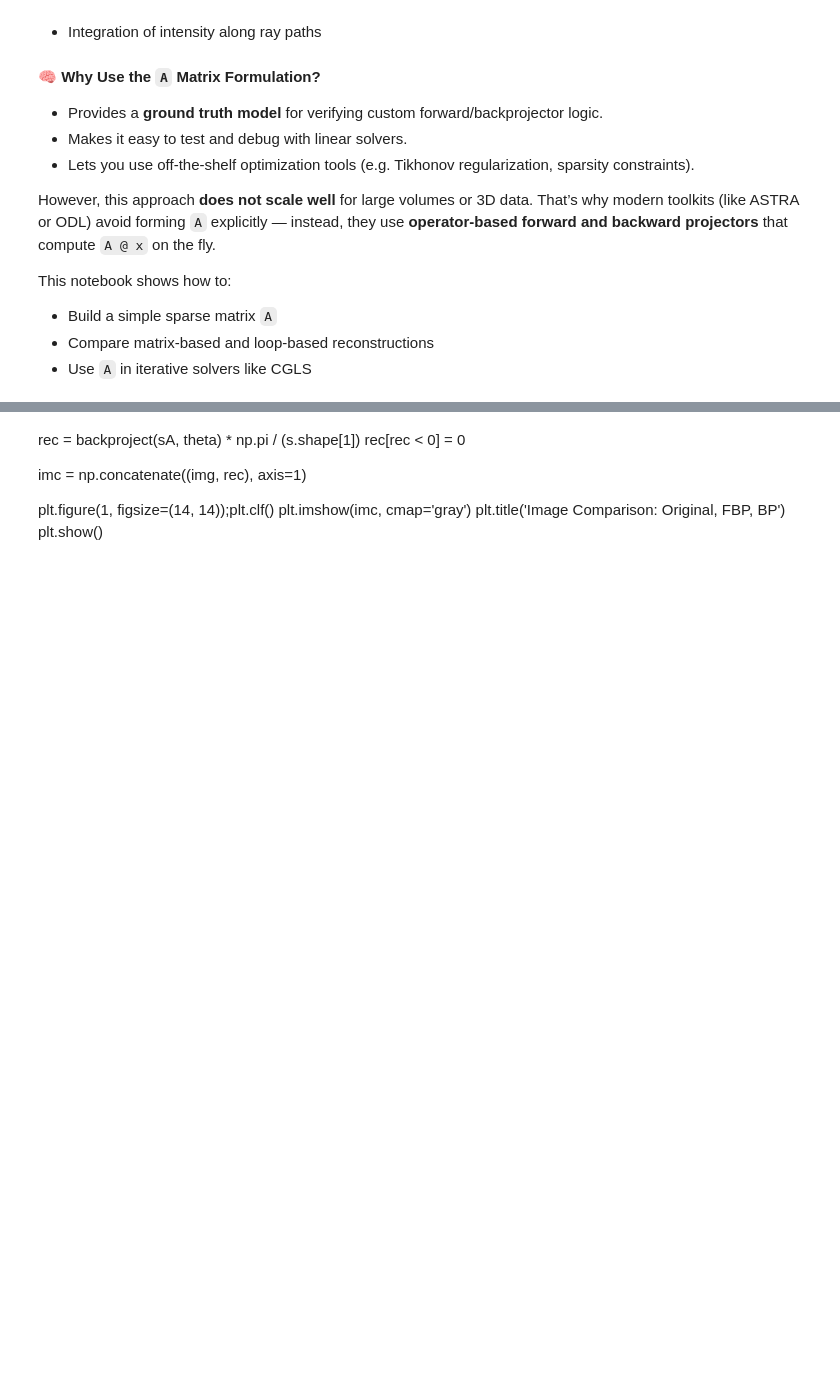
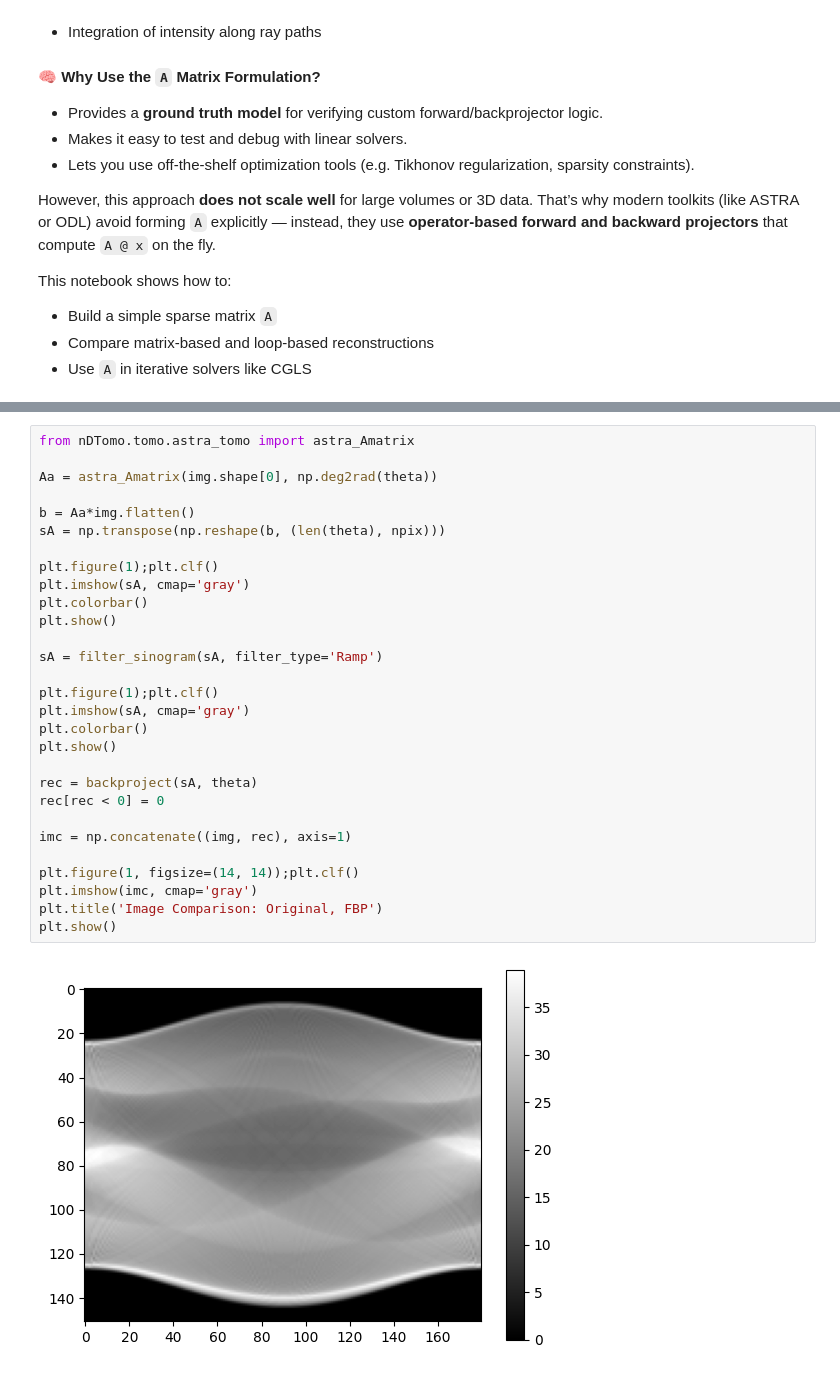
Before and after one commit to antonyvam/nDTomo, a Jupyter notebook: docs/source/notebooks/tutorial_ct_recon_demo.ipynb, the cells around one changed output, grey strips where cells are left out. Saved outputs shown, nothing was run; the diff lists cells and outputs as text; blank space fills up the shorter version.

```diff
--- a/docs/source/notebooks/tutorial_ct_recon_demo.ipynb
+++ b/docs/source/notebooks/tutorial_ct_recon_demo.ipynb
@@ -340,10 +330,31 @@ plt.show()
-# %% [markdown]
-rec = backproject(sA, theta) * np.pi / (s.shape[1])
-rec[rec < 0] = 0
-
-imc = np.concatenate((img, rec), axis=1)
-
-plt.figure(1, figsize=(14, 14));plt.clf()
-plt.imshow(imc, cmap='gray')
-plt.title('Image Comparison: Original, FBP, BP')
-plt.show()
+# %%
+from nDTomo.tomo.astra_tomo import astra_Amatrix
+
+Aa = astra_Amatrix(img.shape[0], np.deg2rad(theta))
+
+b = Aa*img.flatten()
+sA = np.transpose(np.reshape(b, (len(theta), npix)))
+
+plt.figure(1);plt.clf()
+plt.imshow(sA, cmap='gray')
+plt.colorbar()
+plt.show()
+
+sA = filter_sinogram(sA, filter_type='Ramp')
+
+plt.figure(1);plt.clf()
+plt.imshow(sA, cmap='gray')
+plt.colorbar()
+plt.show()
+
+rec = backproject(sA, theta)
+rec[rec < 0] = 0
+
+imc = np.concatenate((img, rec), axis=1)
+
+plt.figure(1, figsize=(14, 14));plt.clf()
+plt.imshow(imc, cmap='gray')
+plt.title('Image Comparison: Original, FBP')
+plt.show()
+# %% [output]
+[figure, added]
```
Also changed, not shown: parts of 6 cells of this notebook.
